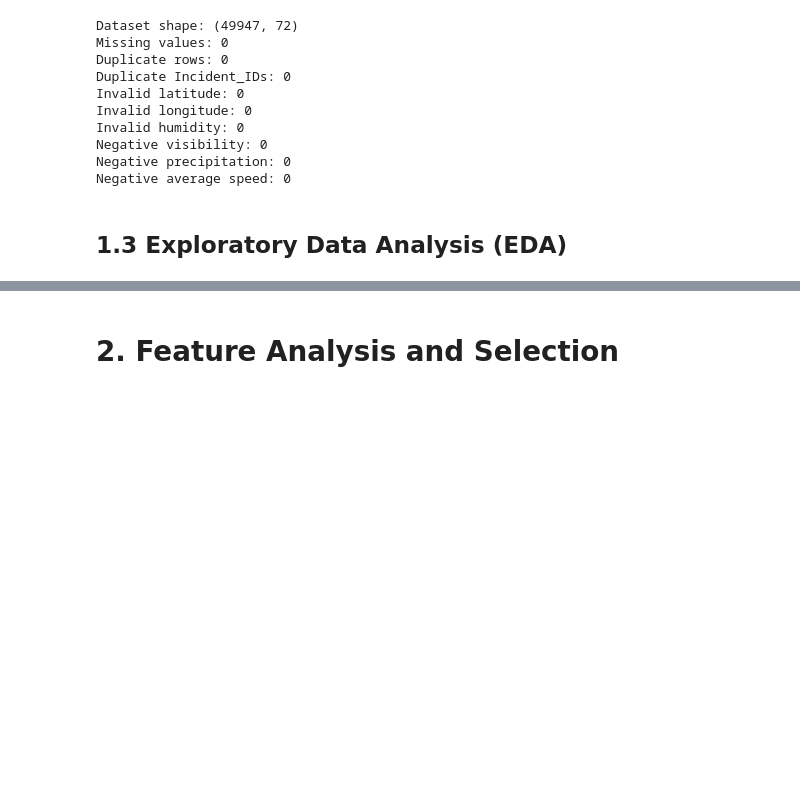
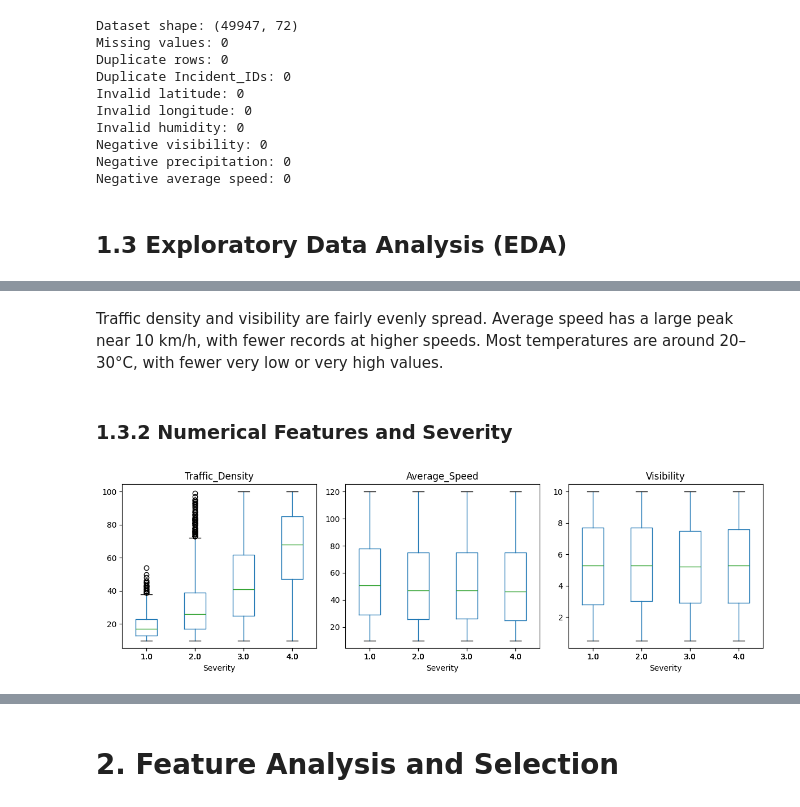
Before and after one commit to zeemohamed7/ai-traffic-project, a Jupyter notebook: IT7009_Traffic_Incident_FeatureAnalysis.ipynb, the cells around one changed output, grey strips where cells are left out. Saved outputs shown, nothing was run; the diff lists cells and outputs as text; code cells hidden in the pictures; blank space fills up the shorter version.

```diff
--- a/IT7009_Traffic_Incident_FeatureAnalysis.ipynb
+++ b/IT7009_Traffic_Incident_FeatureAnalysis.ipynb
@@ -1008,0 +1024,21 @@ df_eda = pd.read_csv(
+# %% [markdown]
+Traffic density and visibility are fairly evenly spread. Average speed has a large peak near 10 km/h, with fewer records at higher speeds. Most temperatures are around 20–30°C, with fewer very low or very high values.
+# %% [markdown]
+### 1.3.2 Numerical Features and Severity
+# %%
+columns = ["Traffic_Density", "Average_Speed", "Visibility"]
+
+df_eda.boxplot(
+    column=columns,
+    by="Severity",
+    figsize=(12, 4),
+    layout=(1, 3),
+    sharey=False,
+    grid=False
+)
+
+plt.suptitle("")
+plt.tight_layout()
+plt.show()
+# %% [output]
+[figure, added]
```
Also changed, not shown: parts of 8 cells of this notebook.
